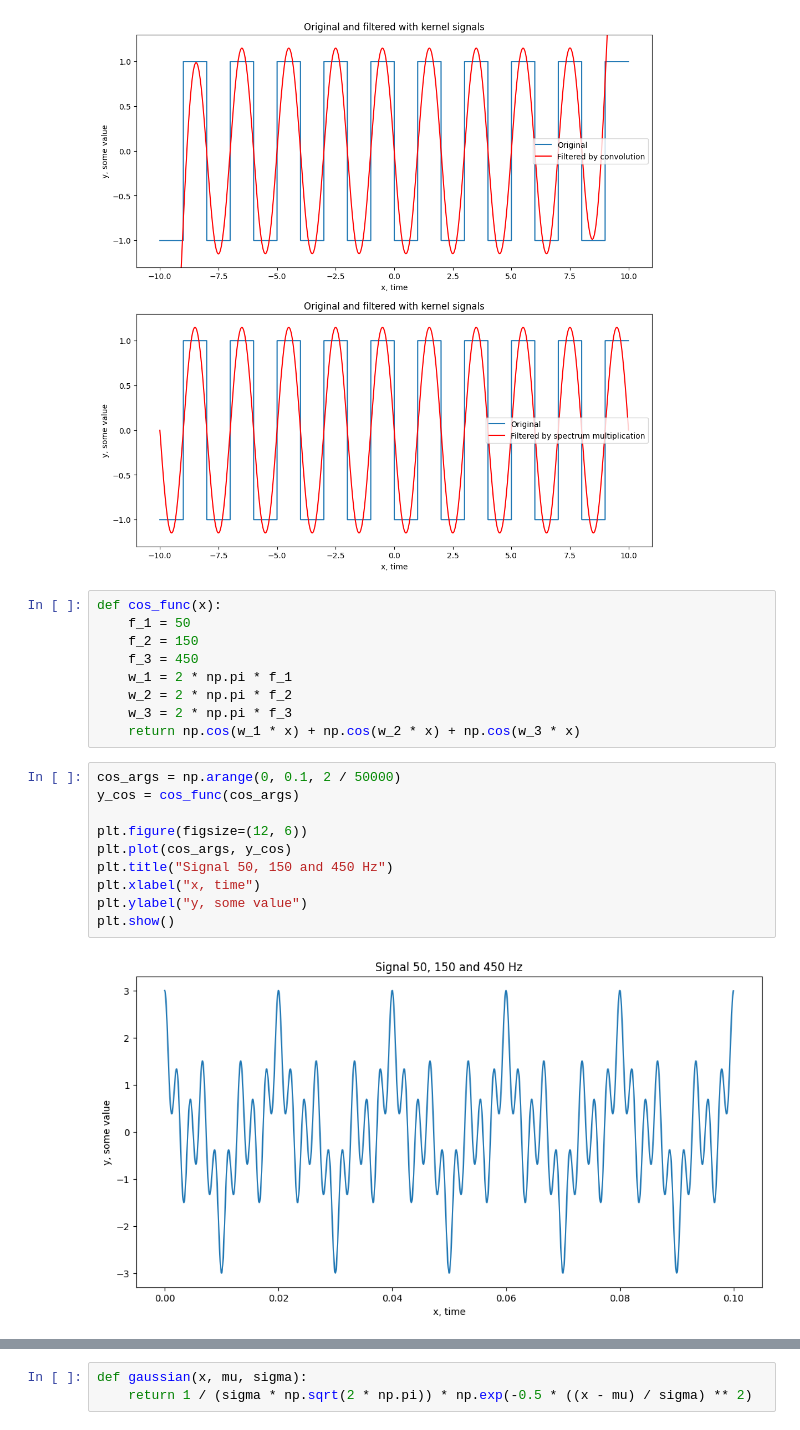
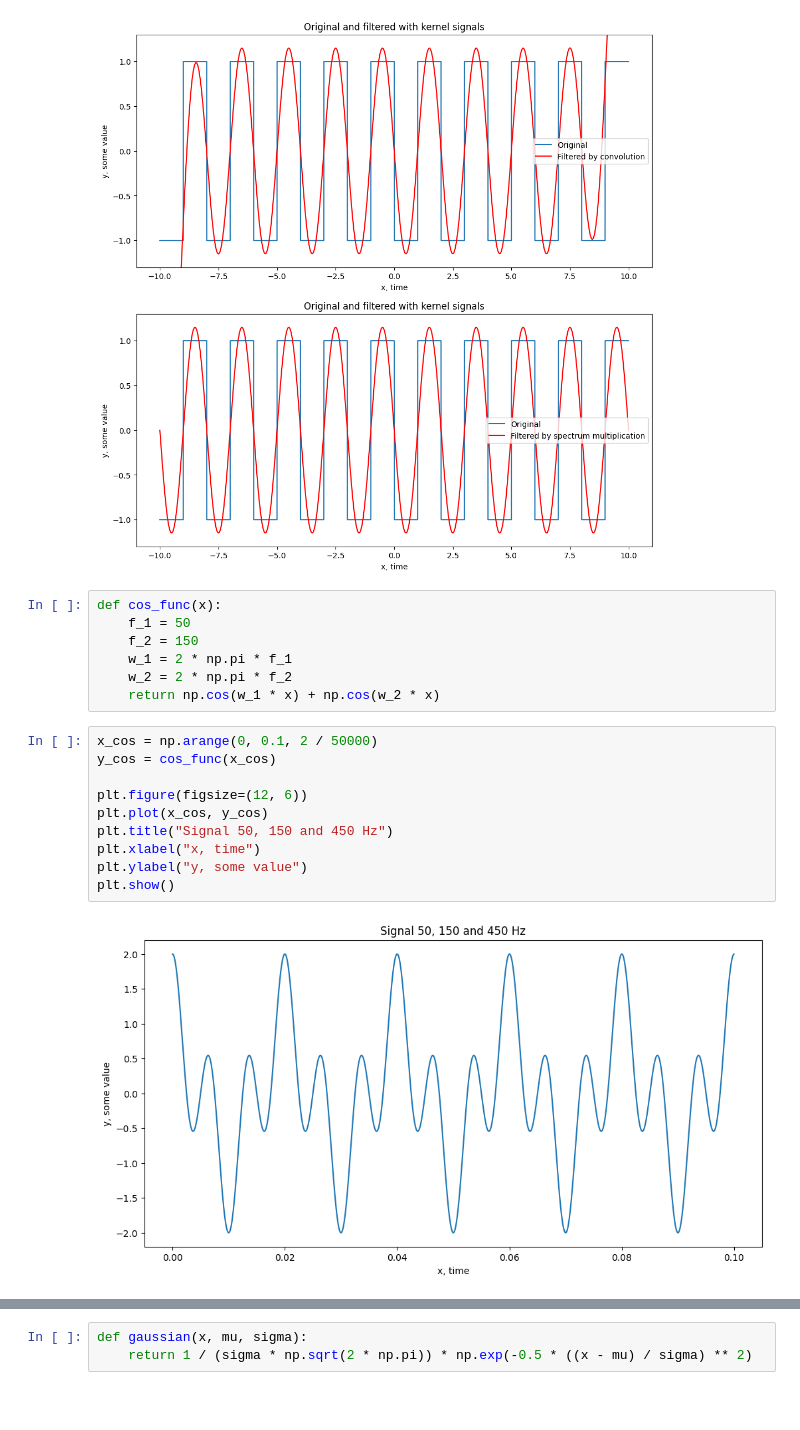
Before and after one commit to pimonov-student/another_digital_signal, a Jupyter notebook: lab_five.ipynb, the cells around one changed output, grey strips where cells are left out. Cells and saved outputs as stored; diff of their text form; blank space fills up the shorter version.

```diff
--- a/lab_five.ipynb
+++ b/lab_five.ipynb
@@ -124,20 +124,18 @@ plt.show()
 def cos_func(x):
     f_1 = 50
     f_2 = 150
-    f_3 = 450
     w_1 = 2 * np.pi * f_1
     w_2 = 2 * np.pi * f_2
-    w_3 = 2 * np.pi * f_3
-    return np.cos(w_1 * x) + np.cos(w_2 * x) + np.cos(w_3 * x)
+    return np.cos(w_1 * x) + np.cos(w_2 * x)
 # %%
-cos_args = np.arange(0, 0.1, 2 / 50000)
-y_cos = cos_func(cos_args)
+x_cos = np.arange(0, 0.1, 2 / 50000)
+y_cos = cos_func(x_cos)
 
 plt.figure(figsize=(12, 6))
-plt.plot(cos_args, y_cos)
+plt.plot(x_cos, y_cos)
 plt.title("Signal 50, 150 and 450 Hz")
 plt.xlabel("x, time")
 plt.ylabel("y, some value")
 plt.show()
 # %% [output]
-[figure, old version]
+[figure, new version]
```
Also changed, not shown: parts of 11 cells of this notebook.
